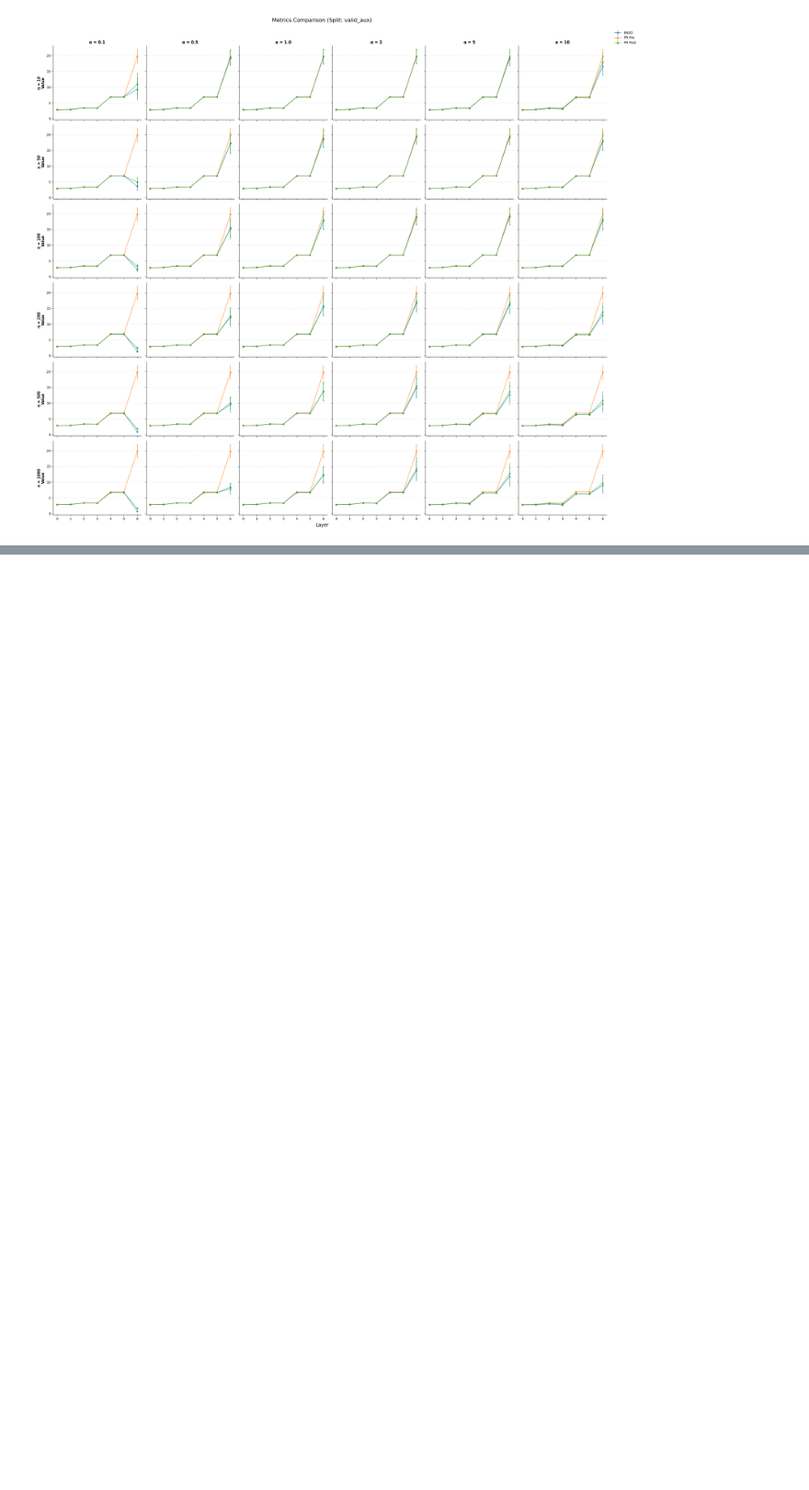
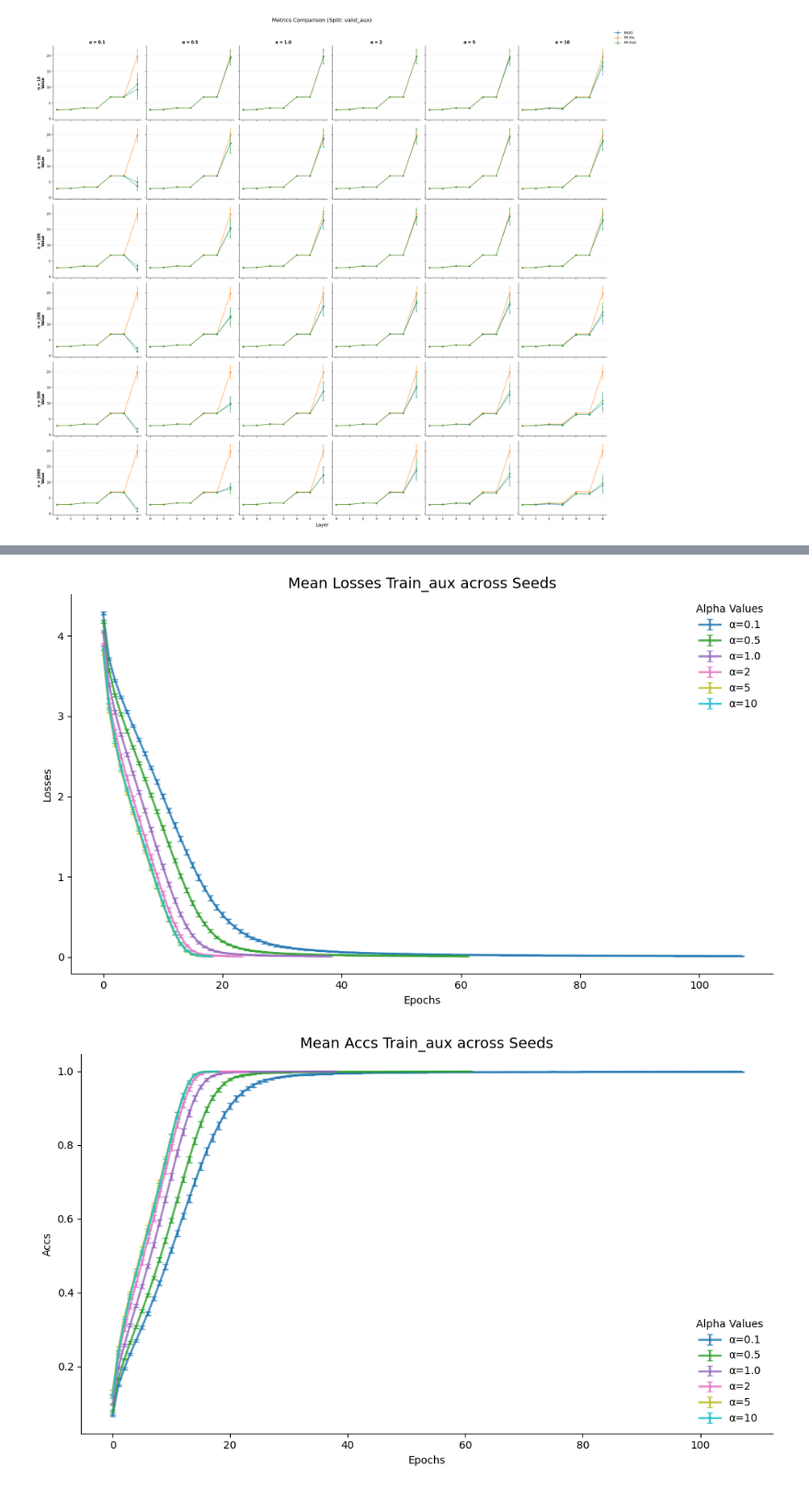
Before and after one commit to sflippl/multi-task, a Jupyter notebook: plot_submission.ipynb, the cells around one changed output, grey strips where cells are left out. Shown at 92% size. Cells and saved outputs as stored; diff of their text form; code cells hidden in the pictures; blank space fills up the shorter version.

```diff
--- a/plot_submission.ipynb
+++ b/plot_submission.ipynb
@@ -870,0 +1160,9 @@ No artists with labels found to put in legend.  Note that artists whose label st
+# %%
+seeds = list(range(30))
+plot_metric_across_alphas(run_data, 'losses','train_aux' ,   alphas=[0.1,0.5,1.0,2,5,10],seeds=seeds) #plot_metric_across_alphas(run_data, 'losses', alphas=[0.1, 0.5, 1.0])
+plot_metric_across_alphas(run_data, 'accs', 'train_aux', alphas=[0.1,0.5,1.0,2,5,10],seeds=seeds)
+plot_metric_across_alphas(run_data, 'losses','valid_aux' , alphas=[0.1,0.5,1.0,2,5,10],seeds=seeds) #plot_metric_across_alphas(run_data, 'losses', alphas=[0.1, 0.5, 1.0])
+plot_metric_across_alphas(run_data, 'accs', 'valid_aux' , alphas=[0.1,0.5,1.0,2,5,10],seeds=seeds) #
+# %% [output]
+[figure, added]
+[figure, added]
```
Also changed, not shown: parts of 24 cells of this notebook, 6 other files.
